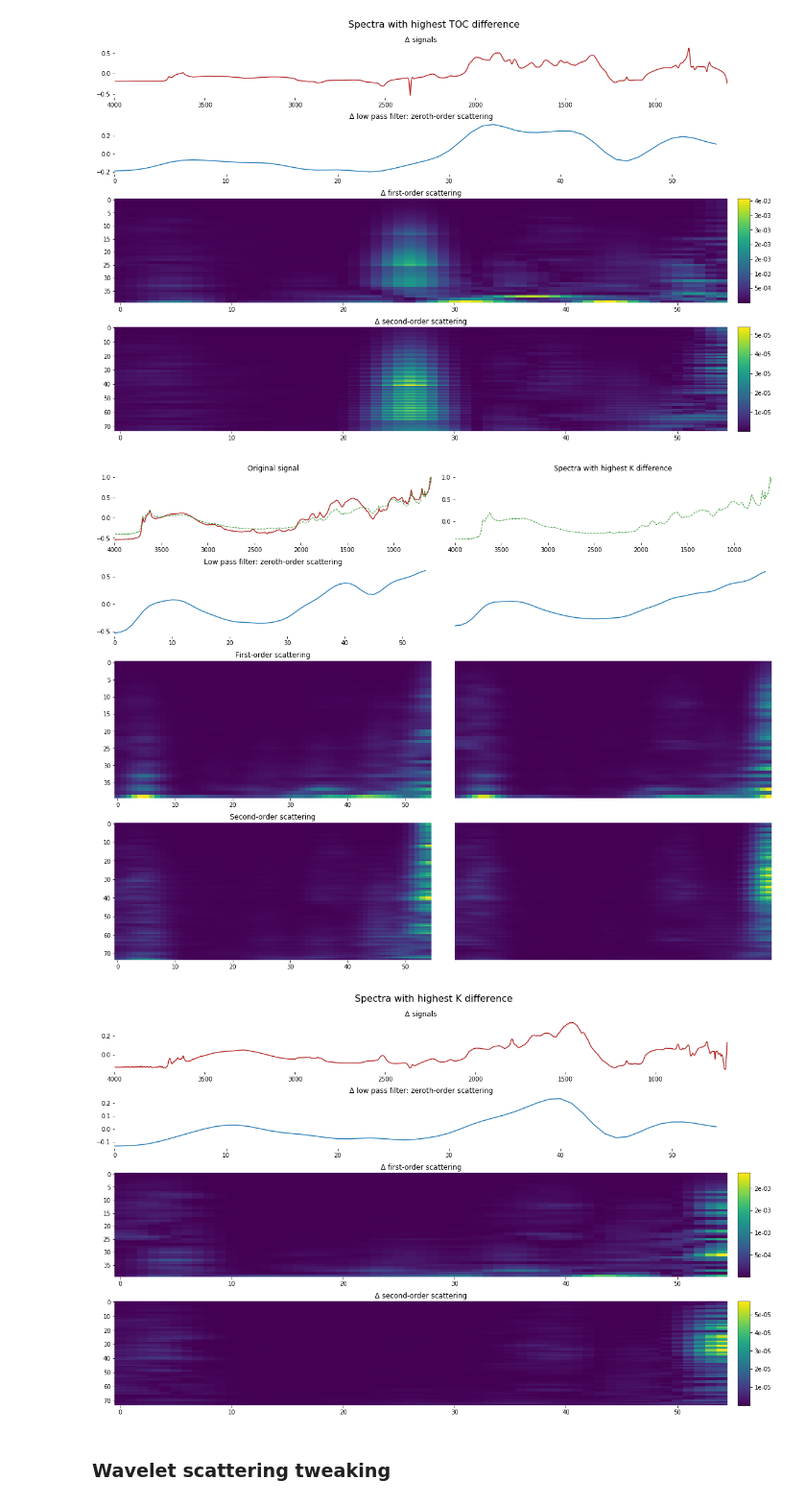
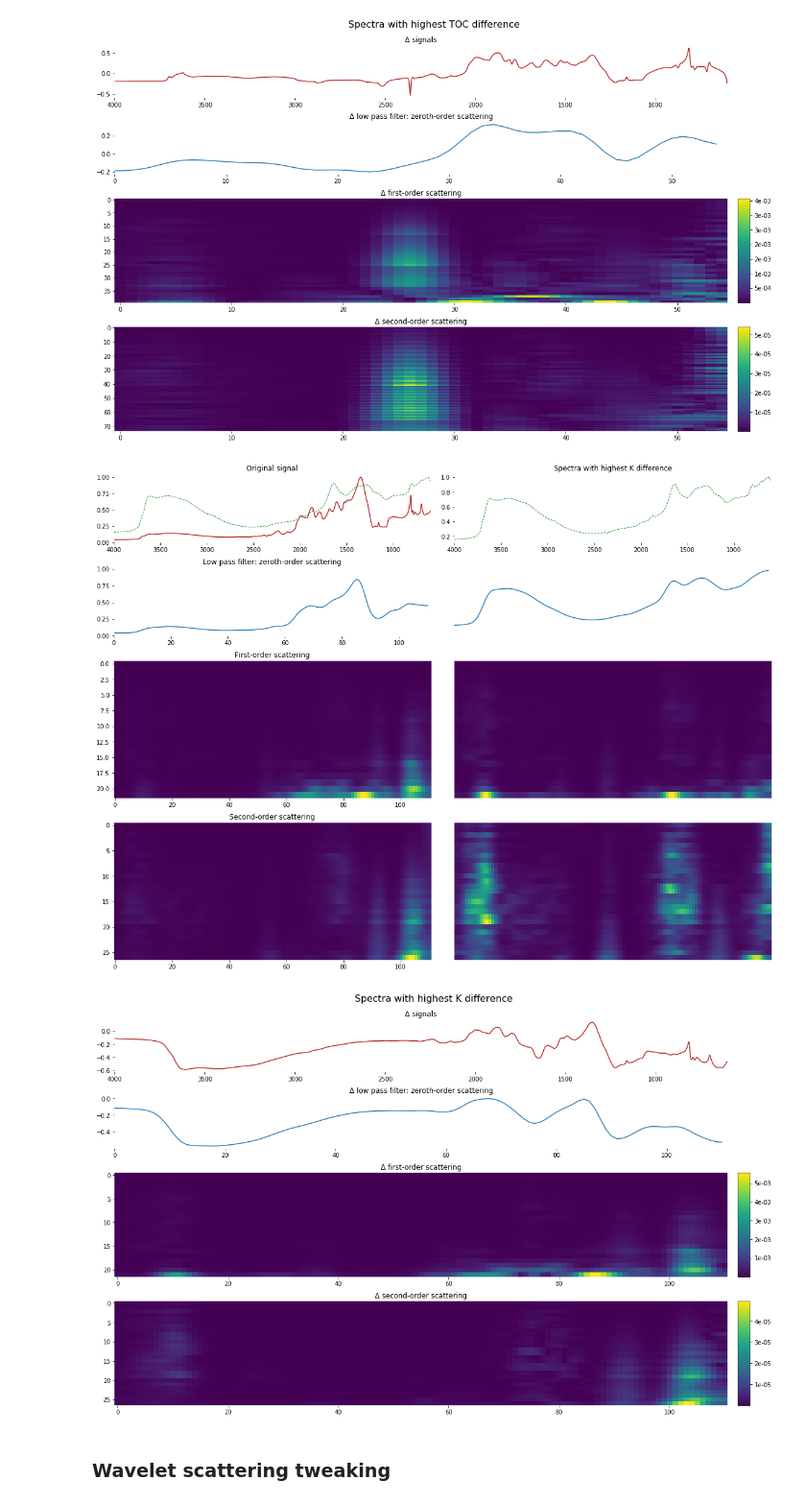
Before and after one commit to franckalbinet/spectrai, a Jupyter notebook: examples/_legacy/wavelet-scattering.ipynb, the cells around one changed output. Shown at 96% size. Saved outputs shown, nothing was run; the diff lists cells and outputs as text; code cells hidden in the pictures.

```diff
--- a/examples/_legacy/wavelet-scattering.ipynb
+++ b/examples/_legacy/wavelet-scattering.ipynb
@@ -32,0 +26,3 @@ AttributeError: module 'spectrai' has no attribute 'load_data_petra'
+# %%
+# Loading Potassium, NH4OAc
+X, X_names, y, y_names, instances_id = load_data([723])
@@ -718,23 +830,24 @@ vis_scattering_diff(x, x_t, Sx_coeffs, Sx_t_coeffs, label_t='Spectra with highes
 [figure]
 # %%
 # Comparing Spectrum for highest and lowest values of K
-y_K = get_analyte(y, y_names, 'K')
+#y_K = get_analyte(y, y_names, 'K')
 
-min_idx, max_idx = (np.nanargmin(y_K, axis=0), np.nanargmax(y_K, axis=0))
-
+J = 4
+Q = 8
+min_idx, max_idx = (np.nanargmin(y[:, -1], axis=0), np.nanargmax(y[:, -1], axis=0))
 
 X_min_max = X[[min_idx, max_idx],:]
 x = get_spectrum(X_min_max, 0)
 x_t = get_spectrum(X_min_max, 1)
 
 Sx_coeffs = get_scattering_coeffs(x, J=J, Q=Q)
 Sx_t_coeffs = get_scattering_coeffs(x_t, J=J, Q=Q)
 
 vis_scattering(x, x_t, Sx_coeffs, Sx_t_coeffs, label_t='Spectra with highest K difference')
 vis_scattering_diff(x, x_t, Sx_coeffs, Sx_t_coeffs, label_t='Spectra with highest K difference')
 # %% [output]
-[figure, old version]
+[figure, new version]
-[figure, old version]
+[figure, new version]
 # %% [markdown]
 ### Wavelet scattering tweaking
 # %%
```
Also changed, not shown: parts of 28 cells of this notebook, 21 other files.
